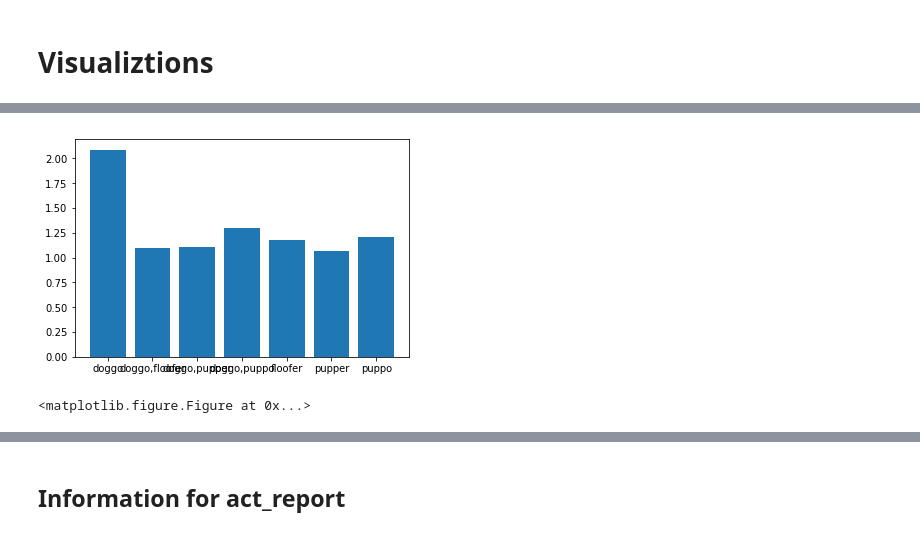
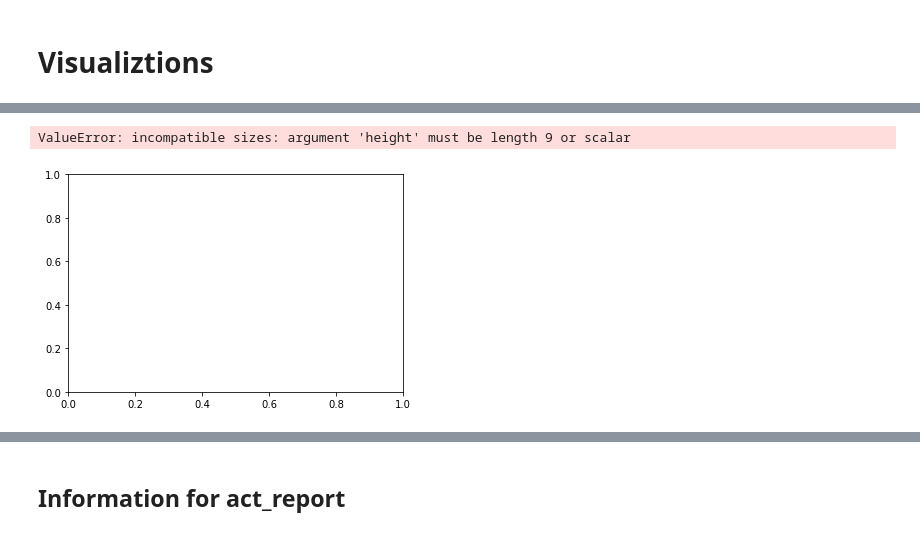
Before and after one commit to KattyP/DataWrangleProject, a Jupyter notebook: wrangle_act.ipynb, the cells around one changed output, grey strips where cells are left out. Cells and saved outputs as stored; diff of their text form; code cells hidden in the pictures.

```diff
--- a/wrangle_act.ipynb
+++ b/wrangle_act.ipynb
@@ -797,3 +971,3 @@ twitter_archive_clean[twitter_archive_clean['rating'] == '11/15/15']
 # %%
-twitter_archive_clean['rating'] = twitter_archive_clean['rating'].replace('11/15/15', '')
+twitter_info_clean['rating'] = twitter_info_clean['rating'].replace('11/15/15', '')
 # %%
@@ -809,7 +983,7 @@ Ratings are in one column
 
 Split the cleaned ratings back into rating numerator and rating denominator
 # %%
-twitter_archive_clean = twitter_archive_clean[twitter_archive_clean.rating != '/']
-twitter_archive_clean['rating_numerator'], twitter_archive_clean['rating_denominator'] = twitter_archive_clean['rating'].str.split('/', 1).str
-twitter_archive_clean.head()
+twitter_info_clean = twitter_info_clean[twitter_info_clean.rating != '/']
+twitter_info_clean['rating_numerator'], twitter_info_clean['rating_denominator'] = twitter_info_clean['rating'].str.split('/', 1).str
+twitter_info_clean.head()
 # %% [output]
@@ -830 +1003,4 @@ twitter_archive_clean = twitter_archive_clean.drop(['rating'], axis=1)
+# %%
+#drop column we're no longer using
+twitter_info_clean = twitter_info_clean.drop(['rating'], axis=1)
 # %%
@@ -935,7 +1111,7 @@ Data about the tweets is across three datasets
 
 Merge the three tables into one table
 # %%
-twitter_clean = pd.merge(twitter_archive_clean, image_predictions_clean, on='tweet_id', how='left')
+twitter_clean = pd.merge(twitter_info_clean, image_predictions_clean, on='tweet_id', how='left')
 # %%
 twitter_clean.info()
 # %% [output]
@@ -1125,22 +1305,22 @@ Name: overall_rating, dtype: float64
 # %%
 # Data to make the plot
 
-bars = ['doggo', 'doggo,floofer', 'doggo,pupper','doggo,puppo', 'floofer', 'pupper', 'puppo']
+bars = ['doggo', 'doggo,floofer', 'doggo,pupper','doggo,puppo', 'floofer', 'floofer,puppo', 'pupper', 'pupper,puppo','puppo']
 y_pos = np.arange(len(bars))
 
 # Create bars
 plt.bar(y_pos, average_rating)
 
 # Create names on the x-axis
 plt.xticks(y_pos, bars)
 
 # Show graphic
 plt.show()
 plt.figure(figsize=(40,20))
 plt.savefig('test2png.png', dpi=400)
 # %% [output]
+ValueError: incompatible sizes: argument 'height' must be length 9 or scalar
-[figure, old version]
+[figure, new version]
-<matplotlib.figure.Figure at 0x...>
 # %%
 popular_breeds = ['retriever','terrier','corgi','chihuahua','poodle','pug']
 popular_breeds_list = twitter_archive_clean[twitter_archive_clean['dog_breed'].isin(popular_breeds)]
```
Also changed, not shown: parts of 59 cells of this notebook.
